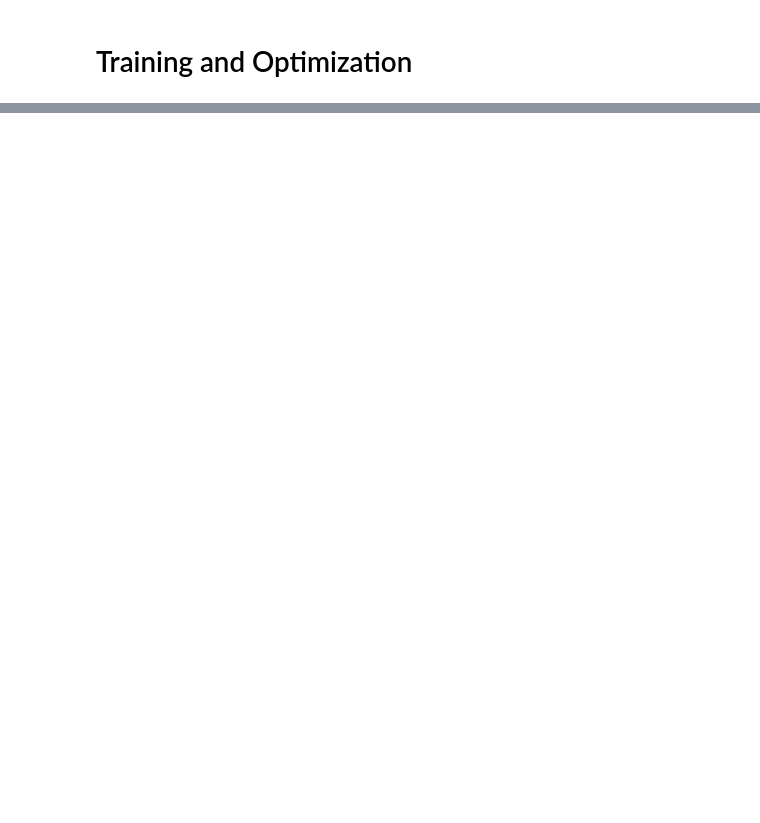
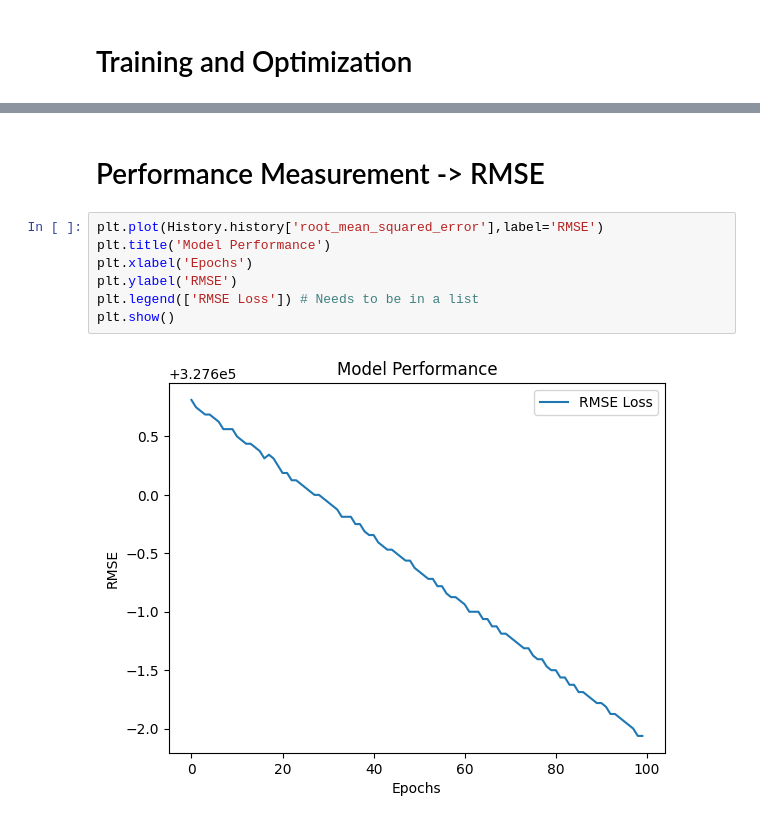
Before and after one commit to sleepsonrockss/Deep-Learning, a Jupyter notebook: NeuralNetwork.ipynb, the cells around one changed output, grey strips where cells are left out. Saved outputs shown, nothing was run; the diff lists cells and outputs as text; blank space fills up the shorter version.

```diff
--- a/NeuralNetwork.ipynb
+++ b/NeuralNetwork.ipynb
@@ -260,0 +244,11 @@ plt.plot(History.history['loss'], label='Training Loss')
+# %% [markdown]
+# Performance Measurement -> RMSE
+# %%
+plt.plot(History.history['root_mean_squared_error'],label='RMSE')
+plt.title('Model Performance')
+plt.xlabel('Epochs')
+plt.ylabel('RMSE')
+plt.legend(['RMSE Loss']) # Needs to be in a list
+plt.show()
+# %% [output]
+[figure, added]
```
Also changed, not shown: parts of 15 cells of this notebook.
